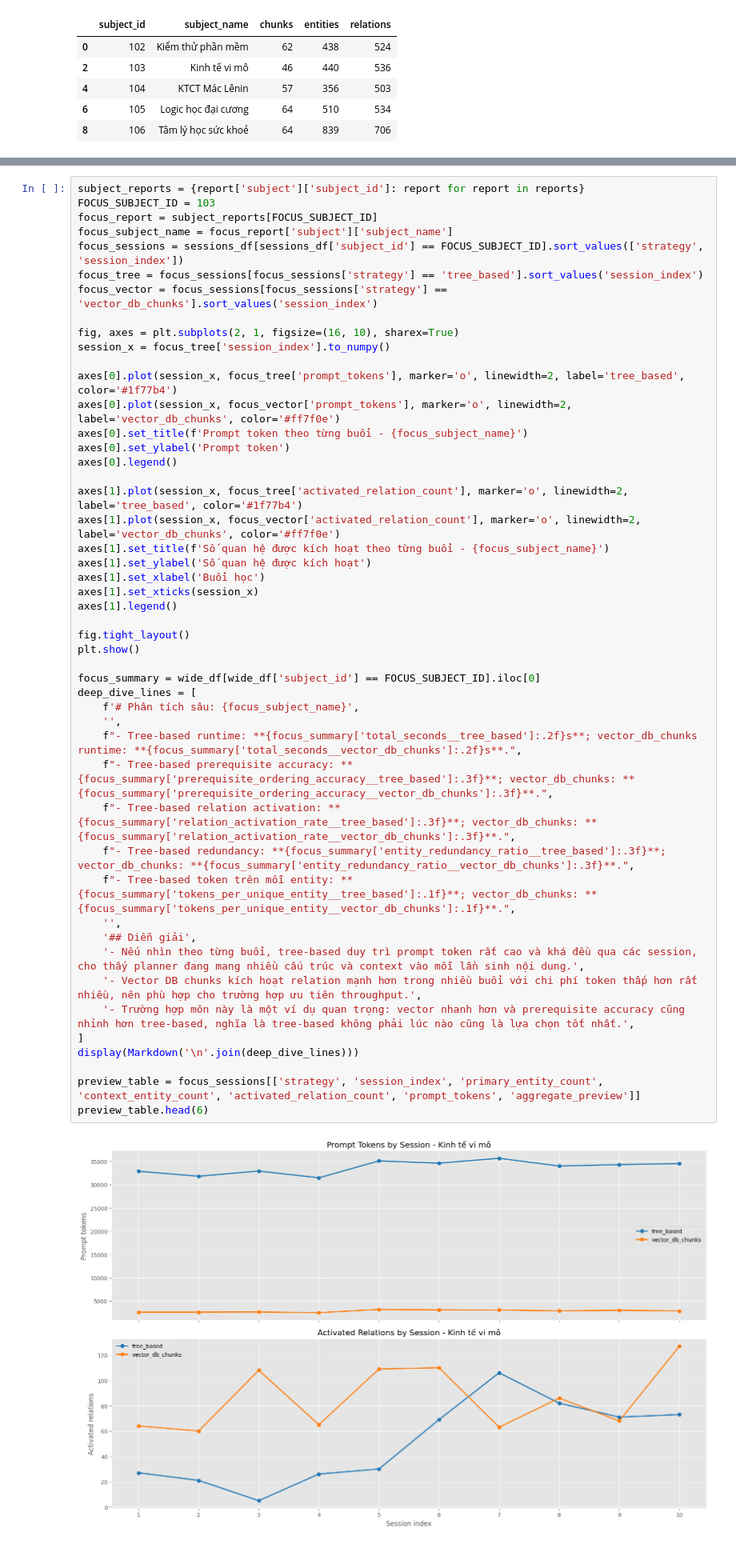
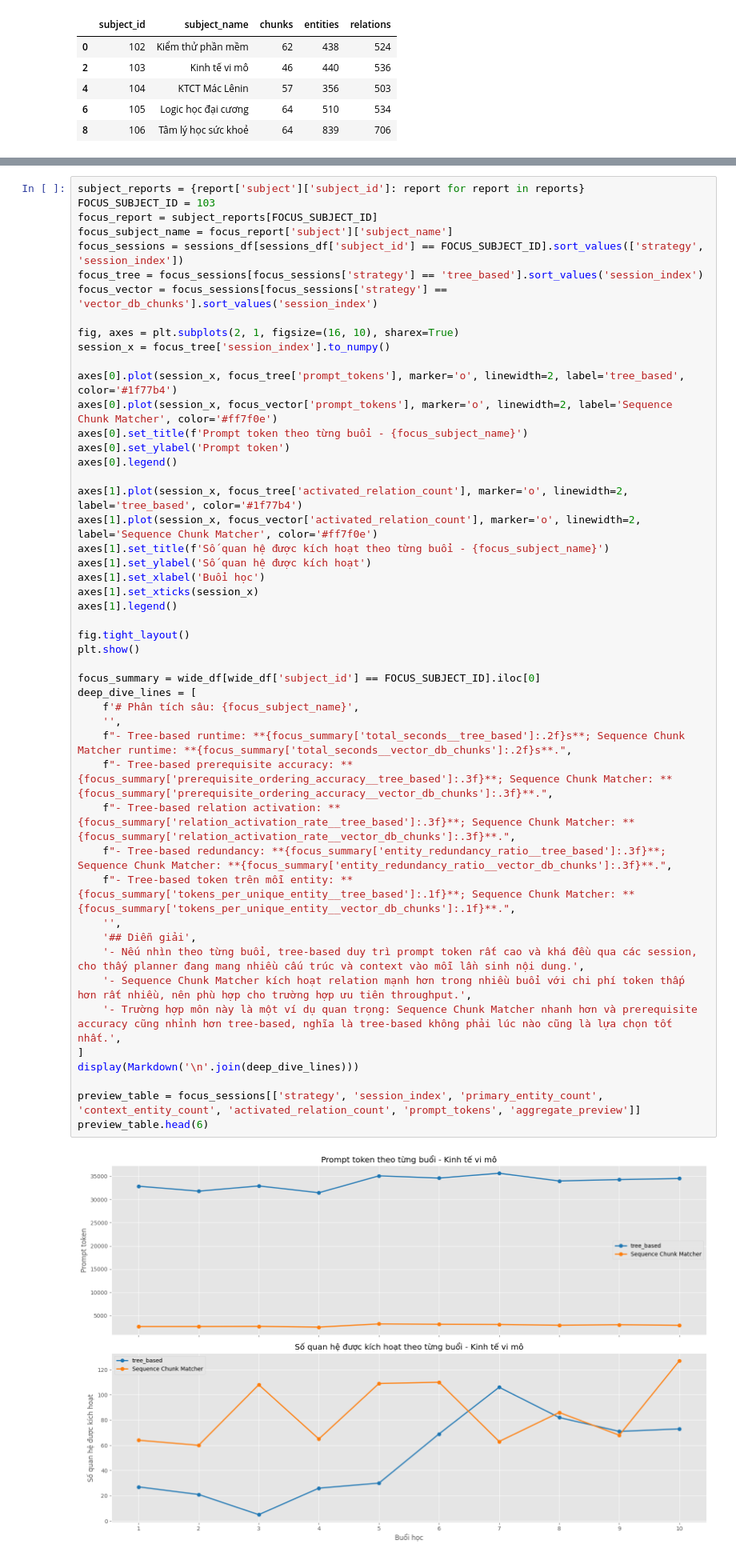
Before and after one commit to hieptrantm/smart-learning-assistant, a Jupyter notebook: backend/benchmark/benchmark_analysis_report.ipynb, the cells around one changed output, grey strips where cells are left out. Shown at 80% size. Drawn from its saved outputs; the diff is of its cells as text.

```diff
--- a/backend/benchmark/benchmark_analysis_report.ipynb
+++ b/backend/benchmark/benchmark_analysis_report.ipynb
@@ -389,40 +376,40 @@ fig, axes = plt.subplots(2, 1, figsize=(16, 10), sharex=True)
 session_x = focus_tree['session_index'].to_numpy()
 
 axes[0].plot(session_x, focus_tree['prompt_tokens'], marker='o', linewidth=2, label='tree_based', color='#1f77b4')
-axes[0].plot(session_x, focus_vector['prompt_tokens'], marker='o', linewidth=2, label='vector_db_chunks', color='#ff7f0e')
+axes[0].plot(session_x, focus_vector['prompt_tokens'], marker='o', linewidth=2, label='Sequence Chunk Matcher', color='#ff7f0e')
 axes[0].set_title(f'Prompt token theo từng buổi - {focus_subject_name}')
 axes[0].set_ylabel('Prompt token')
 axes[0].legend()
 
 axes[1].plot(session_x, focus_tree['activated_relation_count'], marker='o', linewidth=2, label='tree_based', color='#1f77b4')
-axes[1].plot(session_x, focus_vector['activated_relation_count'], marker='o', linewidth=2, label='vector_db_chunks', color='#ff7f0e')
+axes[1].plot(session_x, focus_vector['activated_relation_count'], marker='o', linewidth=2, label='Sequence Chunk Matcher', color='#ff7f0e')
 axes[1].set_title(f'Số quan hệ được kích hoạt theo từng buổi - {focus_subject_name}')
 axes[1].set_ylabel('Số quan hệ được kích hoạt')
 axes[1].set_xlabel('Buổi học')
 axes[1].set_xticks(session_x)
 axes[1].legend()
 
 fig.tight_layout()
 plt.show()
 
 focus_summary = wide_df[wide_df['subject_id'] == FOCUS_SUBJECT_ID].iloc[0]
 deep_dive_lines = [
     f'# Phân tích sâu: {focus_subject_name}',
     '',
-    f"- Tree-based runtime: **{focus_summary['total_seconds__tree_based']:.2f}s**; vector_db_chunks runtime: **{focus_summary['total_seconds__vector_db_chunks']:.2f}s**.",
-    f"- Tree-based prerequisite accuracy: **{focus_summary['prerequisite_ordering_accuracy__tree_based']:.3f}**; vector_db_chunks: **{focus_summary['prerequisite_ordering_accuracy__vector_db_chunks']:.3f}**.",
-    f"- Tree-based relation activation: **{focus_summary['relation_activation_rate__tree_based']:.3f}**; vector_db_chunks: **{focus_summary['relation_activation_rate__vector_db_chunks']:.3f}**.",
-    f"- Tree-based redundancy: **{focus_summary['entity_redundancy_ratio__tree_based']:.3f}**; vector_db_chunks: **{focus_summary['entity_redundancy_ratio__vector_db_chunks']:.3f}**.",
-    f"- Tree-based token trên mỗi entity: **{focus_summary['tokens_per_unique_entity__tree_based']:.1f}**; vector_db_chunks: **{focus_summary['tokens_per_unique_entity__vector_db_chunks']:.1f}**.",
+    f"- Tree-based runtime: **{focus_summary['total_seconds__tree_based']:.2f}s**; Sequence Chunk Matcher runtime: **{focus_summary['total_seconds__vector_db_chunks']:.2f}s**.",
+    f"- Tree-based prerequisite accuracy: **{focus_summary['prerequisite_ordering_accuracy__tree_based']:.3f}**; Sequence Chunk Matcher: **{focus_summary['prerequisite_ordering_accuracy__vector_db_chunks']:.3f}**.",
+    f"- Tree-based relation activation: **{focus_summary['relation_activation_rate__tree_based']:.3f}**; Sequence Chunk Matcher: **{focus_summary['relation_activation_rate__vector_db_chunks']:.3f}**.",
+    f"- Tree-based redundancy: **{focus_summary['entity_redundancy_ratio__tree_based']:.3f}**; Sequence Chunk Matcher: **{focus_summary['entity_redundancy_ratio__vector_db_chunks']:.3f}**.",
+    f"- Tree-based token trên mỗi entity: **{focus_summary['tokens_per_unique_entity__tree_based']:.1f}**; Sequence Chunk Matcher: **{focus_summary['tokens_per_unique_entity__vector_db_chunks']:.1f}**.",
     '',
     '## Diễn giải',
     '- Nếu nhìn theo từng buổi, tree-based duy trì prompt token rất cao và khá đều qua các session, cho thấy planner đang mang nhiều cấu trúc và context vào mỗi lần sinh nội dung.',
-    '- Vector DB chunks kích hoạt relation mạnh hơn trong nhiều buổi với chi phí token thấp hơn rất nhiều, nên phù hợp cho trường hợp ưu tiên throughput.',
-    '- Trường hợp môn này là một ví dụ quan trọng: vector nhanh hơn và prerequisite accuracy cũng nhỉnh hơn tree-based, nghĩa là tree-based không phải lúc nào cũng là lựa chọn tốt nhất.',
+    '- Sequence Chunk Matcher kích hoạt relation mạnh hơn trong nhiều buổi với chi phí token thấp hơn rất nhiều, nên phù hợp cho trường hợp ưu tiên throughput.',
+    '- Trường hợp môn này là một ví dụ quan trọng: Sequence Chunk Matcher nhanh hơn và prerequisite accuracy cũng nhỉnh hơn tree-based, nghĩa là tree-based không phải lúc nào cũng là lựa chọn tốt nhất.',
 ]
 display(Markdown('\n'.join(deep_dive_lines)))
 
 preview_table = focus_sessions[['strategy', 'session_index', 'primary_entity_count', 'context_entity_count', 'activated_relation_count', 'prompt_tokens', 'aggregate_preview']]
 preview_table.head(6)
 # %% [output]
-[figure, old version]
+[figure, new version]
```
Also changed, not shown: parts of 6 cells of this notebook.
